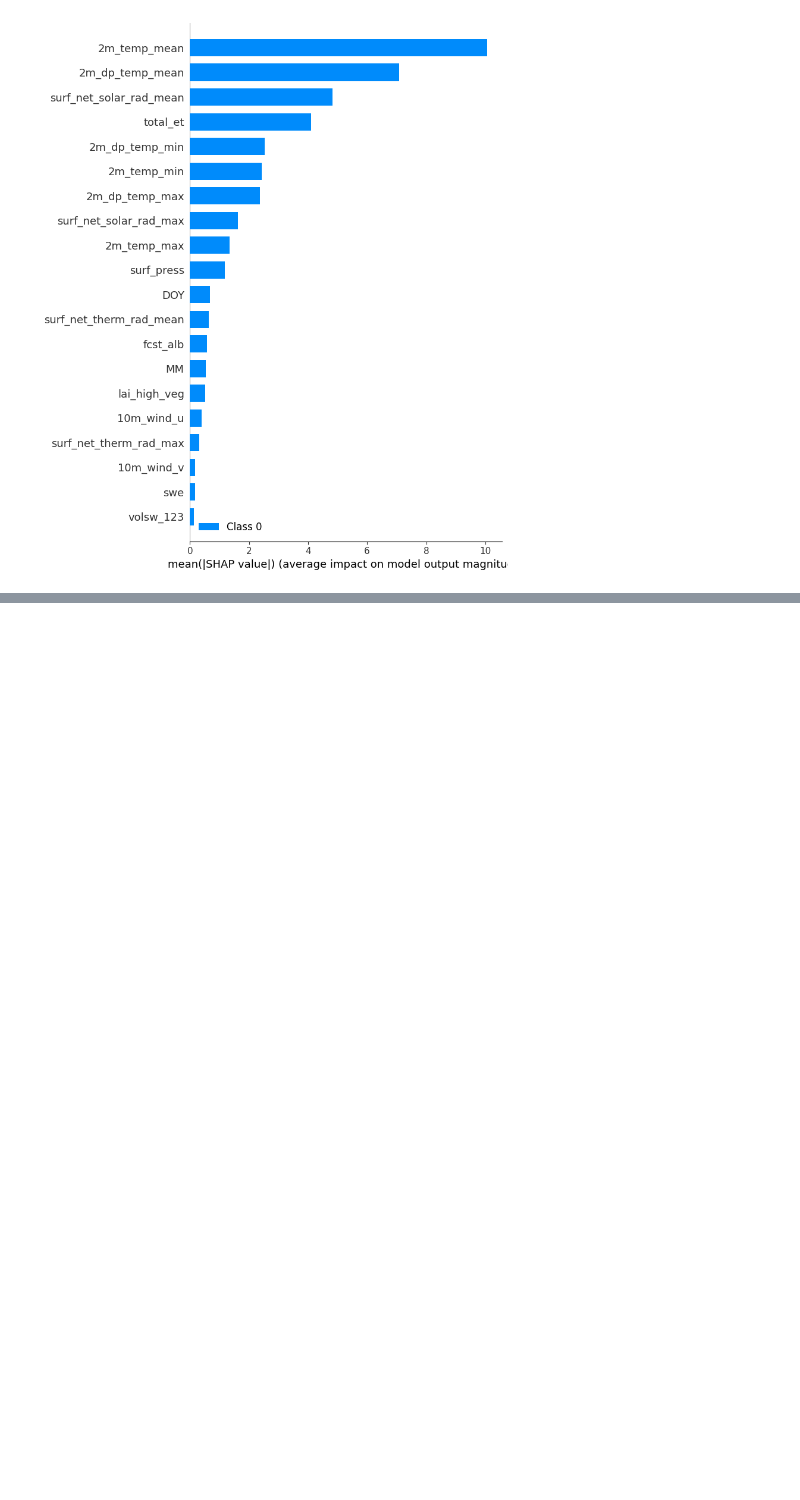
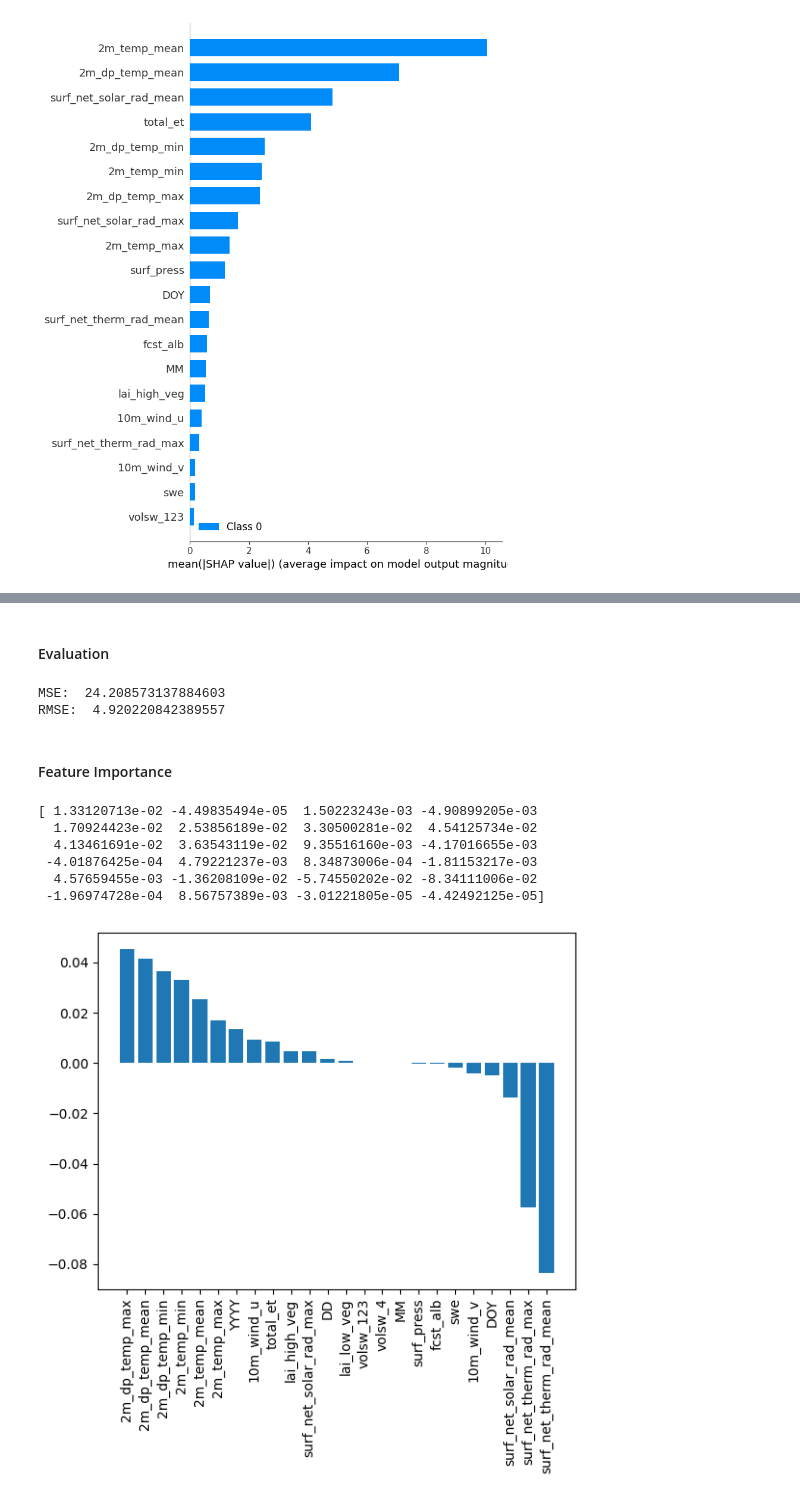
Before and after one commit to MisterXY89/climateAI, a Jupyter notebook: all_models.ipynb, the cells around one changed output, grey strips where cells are left out. Cells and saved outputs as stored; diff of their text form; code cells hidden in the pictures; blank space fills up the shorter version.

```diff
--- a/all_models.ipynb
+++ b/all_models.ipynb
@@ -134,0 +236,5 @@ Your TensorFlow version is newer than 2.4.0 and so graph support has been remove
+# %%
+# Create a Random Forest Regressor
+lsvr = LinearSVR(max_iter=100, verbose=1)
+# %%
+lsvr.fit(X_train, y_train)
@@ -134,0 +252,2 @@ Your TensorFlow version is newer than 2.4.0 and so graph support has been remove
+# %% [markdown]
+#### Evaluation
@@ -134,0 +261,18 @@ Your TensorFlow version is newer than 2.4.0 and so graph support has been remove
+# %%
+print("MSE: ", mse_lsvr)
+print("RMSE: ", math.sqrt(mse_lsvr))
+# %% [output]
+MSE:  24.208573137884603
+RMSE:  4.920220842389557
+# %% [markdown]
+#### Feature Importance
+# %%
+plot_sk_feature_importance(lsvr, X_test)
+# %% [output]
+[ 1.33120713e-02 -4.49835494e-05  1.50223243e-03 -4.90899205e-03
+  1.70924423e-02  2.53856189e-02  3.30500281e-02  4.54125734e-02
+  4.13461691e-02  3.63543119e-02  9.35516160e-03 -4.17016655e-03
+ -4.01876425e-04  4.79221237e-03  8.34873006e-04 -1.81153217e-03
+  4.57659455e-03 -1.36208109e-02 -5.74550202e-02 -8.34111006e-02
+ -1.96974728e-04  8.56757389e-03 -3.01221805e-05 -4.42492125e-05]
+[figure, added]
```
Also changed, not shown: parts of 61 cells of this notebook.
